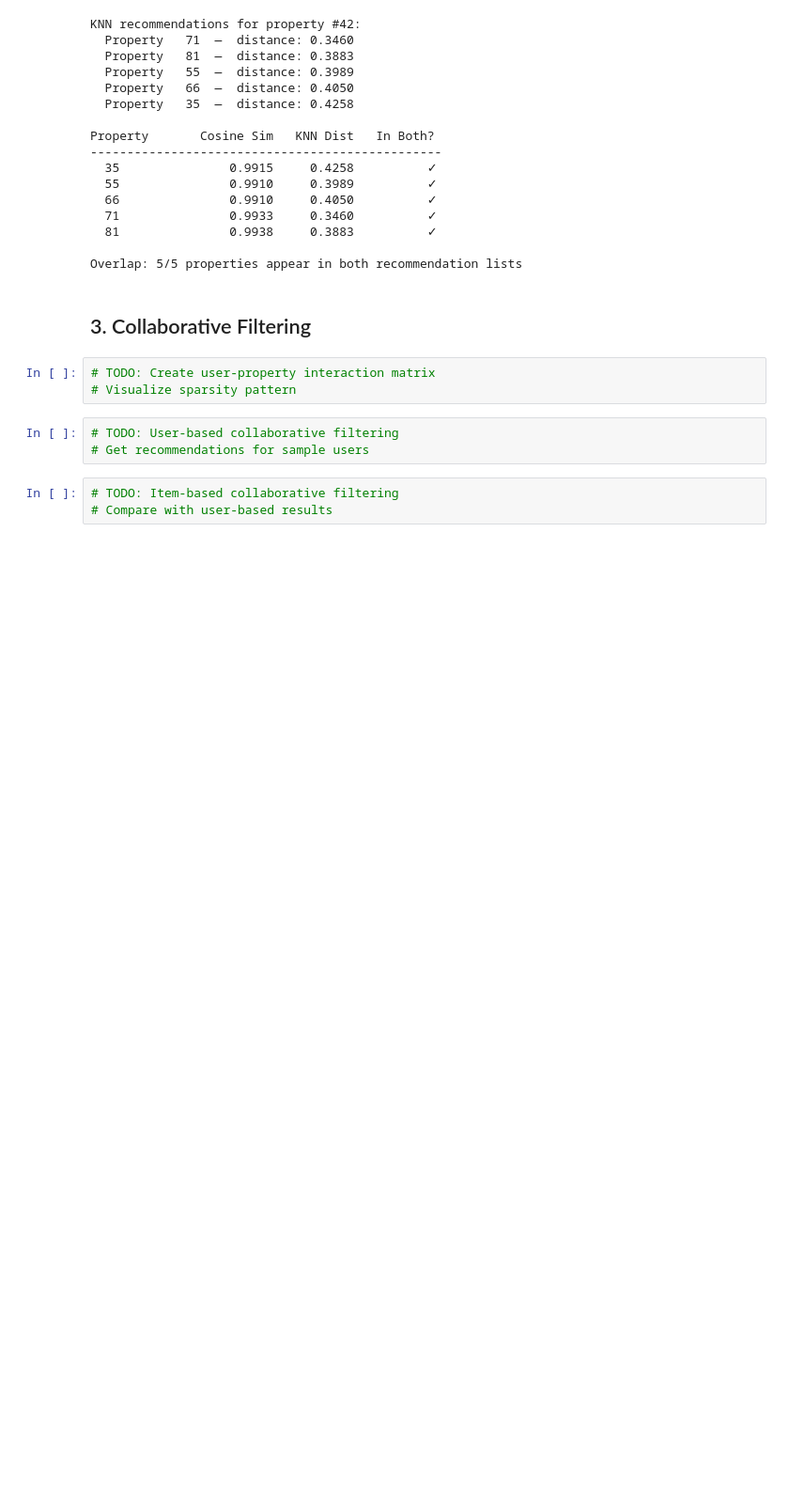
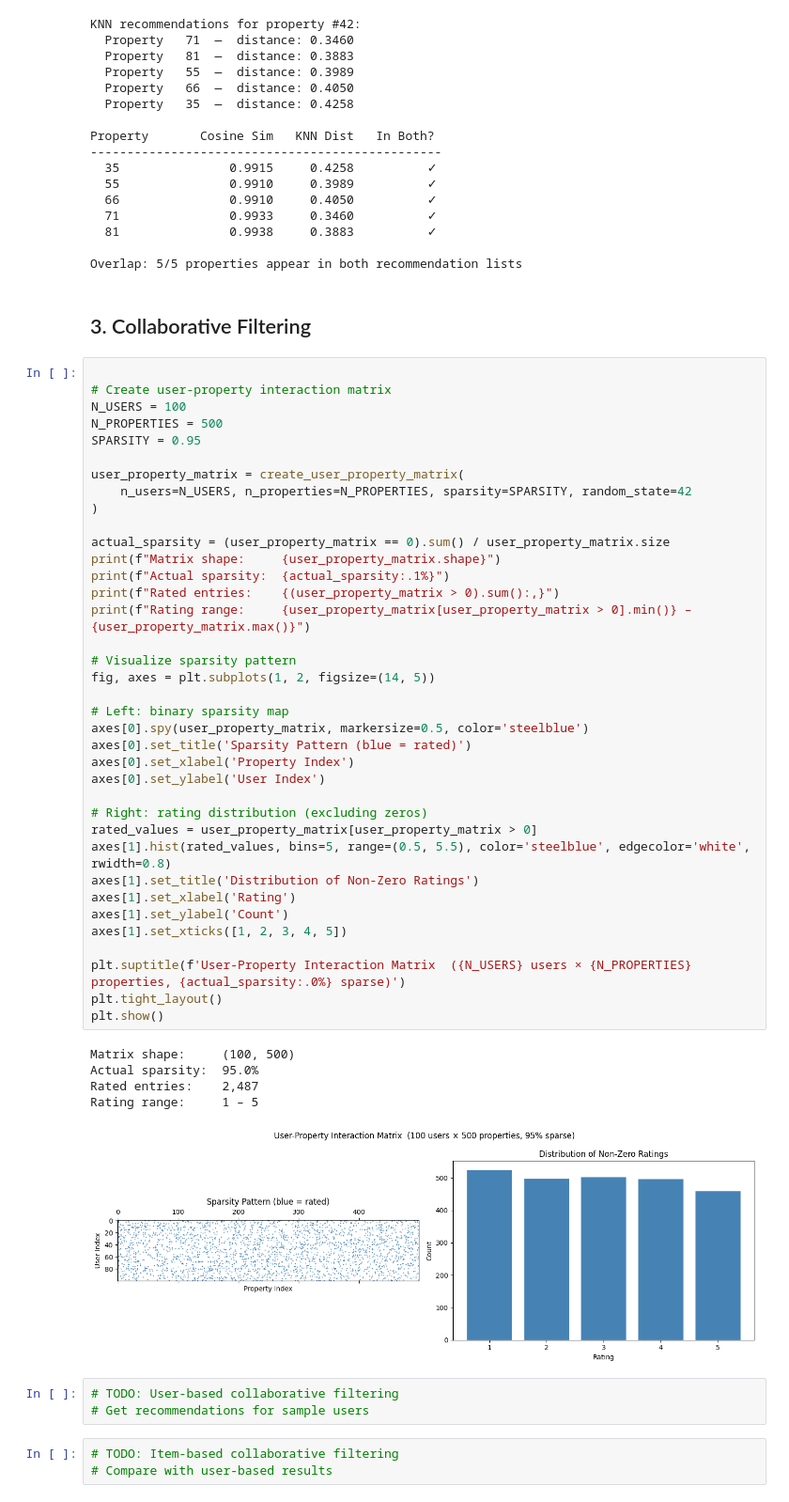
Before and after one commit to DigiCrome-Academy/real-estate-prediction-bnelsonemail, a Jupyter notebook: notebooks/03_recommendation_system.ipynb, the cells around one changed output. Shown: that part at 94% size. Drawn from its saved outputs; the diff is of its cells as text; blank space fills up the shorter version.

Commit message:
feat: revised phase 3 notebook 1. Creates the matrix — 100 users × 500 properties at 95% sparsity, then prints the shape, actual sparsity, total rated entries, and rating range as a sanity check. Visualize sparsity pattern 2. Sparsity map (left plot) — uses plt.spy to render every rated entry as a blue dot, making the sparse structure immediately visible. fig, axes = plt.subplots(1, 2, figsize=(14, 5)) Left: binary sparsity map 3. Rating distribution (right plot) — histograms the non-zero values to confirm ratings are roughly uniform across 1–5, as expected from the simulation

```diff
--- a/notebooks/03_recommendation_system.ipynb
+++ b/notebooks/03_recommendation_system.ipynb
@@ -121,9 +121,49 @@ Property       Cosine Sim   KNN Dist   In Both?
 Overlap: 5/5 properties appear in both recommendation lists
 # %% [markdown]
 ## 3. Collaborative Filtering
-# %%
-# TODO: Create user-property interaction matrix
-# Visualize sparsity pattern
+# %%
+
+# Create user-property interaction matrix
+N_USERS = 100
+N_PROPERTIES = 500
+SPARSITY = 0.95
+
+user_property_matrix = create_user_property_matrix(
+    n_users=N_USERS, n_properties=N_PROPERTIES, sparsity=SPARSITY, random_state=42
+)
+
+actual_sparsity = (user_property_matrix == 0).sum() / user_property_matrix.size
+print(f"Matrix shape:     {user_property_matrix.shape}")
+print(f"Actual sparsity:  {actual_sparsity:.1%}")
+print(f"Rated entries:    {(user_property_matrix > 0).sum():,}")
+print(f"Rating range:     {user_property_matrix[user_property_matrix > 0].min()} – {user_property_matrix.max()}")
+
+# Visualize sparsity pattern
+fig, axes = plt.subplots(1, 2, figsize=(14, 5))
+
+# Left: binary sparsity map
+axes[0].spy(user_property_matrix, markersize=0.5, color='steelblue')
+axes[0].set_title('Sparsity Pattern (blue = rated)')
+axes[0].set_xlabel('Property Index')
+axes[0].set_ylabel('User Index')
+
+# Right: rating distribution (excluding zeros)
+rated_values = user_property_matrix[user_property_matrix > 0]
+axes[1].hist(rated_values, bins=5, range=(0.5, 5.5), color='steelblue', edgecolor='white', rwidth=0.8)
+axes[1].set_title('Distribution of Non-Zero Ratings')
+axes[1].set_xlabel('Rating')
+axes[1].set_ylabel('Count')
+axes[1].set_xticks([1, 2, 3, 4, 5])
+
+plt.suptitle(f'User-Property Interaction Matrix  ({N_USERS} users × {N_PROPERTIES} properties, {actual_sparsity:.0%} sparse)')
+plt.tight_layout()
+plt.show()
+# %% [output]
+Matrix shape:     (100, 500)
+Actual sparsity:  95.0%
+Rated entries:    2,487
+Rating range:     1 – 5
+[figure, added]
 # %%
 # TODO: User-based collaborative filtering
 # Get recommendations for sample users
```
